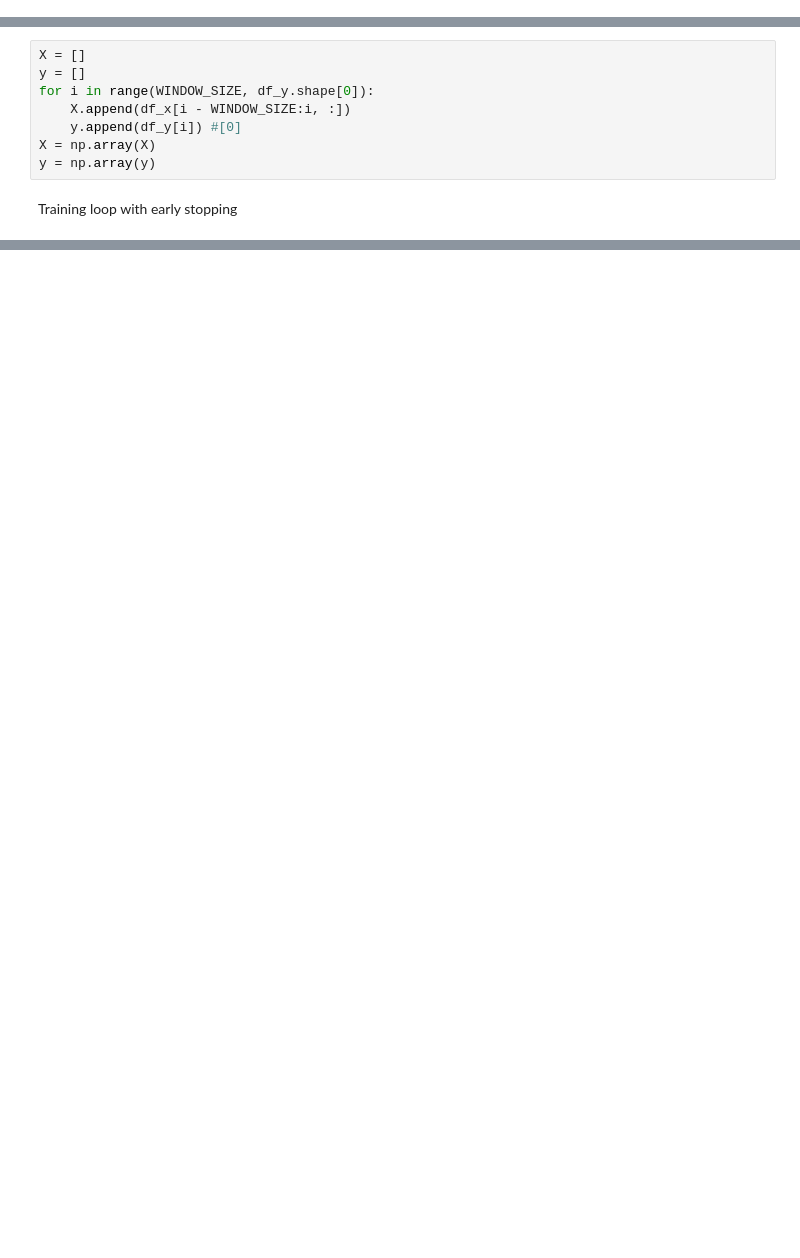
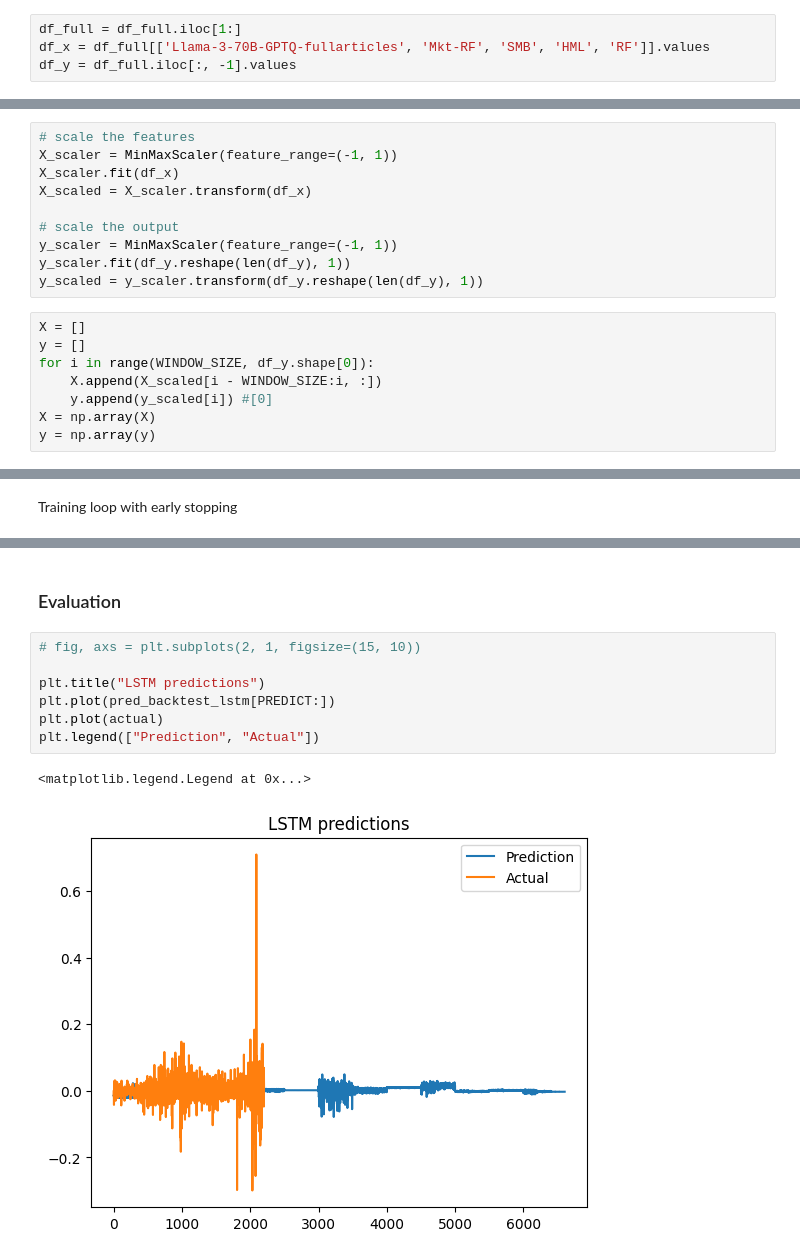
Before and after one commit to gregiberri/llm_financial_sentiment_analysis, a Jupyter notebook: notebooks/7_stock_prediction.ipynb, the cells around one changed output, grey strips where cells are left out. Cells and saved outputs as stored; diff of their text form; blank space fills up the shorter version.

Commit message:
Scale and evalution codes

```diff
--- a/notebooks/7_stock_prediction.ipynb
+++ b/notebooks/7_stock_prediction.ipynb
@@ -447,0 +460,4 @@ df_full.to_csv('../data/df_full.csv')
+# %%
+df_full = df_full.iloc[1:]
+df_x = df_full[['Llama-3-70B-GPTQ-fullarticles', 'Mkt-RF', 'SMB', 'HML', 'RF']].values
+df_y = df_full.iloc[:, -1].values
@@ -448,3 +468,21 @@ df_full.to_csv('../data/df_full.csv')
+# %%
+# scale the features
+X_scaler = MinMaxScaler(feature_range=(-1, 1))
+X_scaler.fit(df_x)
+X_scaled = X_scaler.transform(df_x)
+
+# scale the output
+y_scaler = MinMaxScaler(feature_range=(-1, 1))
+y_scaler.fit(df_y.reshape(len(df_y), 1))
+y_scaled = y_scaler.transform(df_y.reshape(len(df_y), 1))
+# %%
+X = []
+y = []
+for i in range(WINDOW_SIZE, df_y.shape[0]):
+    X.append(X_scaled[i - WINDOW_SIZE:i, :])
+    y.append(y_scaled[i]) #[0]
+X = np.array(X)
+y = np.array(y)
 # %% [markdown]
 #### Model
 # %%
@@ -501,11 +522,3 @@ df_y = df_full.iloc[:, -1].values
-# %%
-X = []
-y = []
-for i in range(WINDOW_SIZE, df_y.shape[0]):
-    X.append(df_x[i - WINDOW_SIZE:i, :])
-    y.append(df_y[i]) #[0]
-X = np.array(X)
-y = np.array(y)
 # %% [markdown]
 Training loop with early stopping
 # %%
@@ -672,0 +670,12 @@ ite  4.0  -- MSE - LSTM:  [array(3405.9744, dtype=float32), array(3403.5474, dty
+# %% [markdown]
+### Evaluation
+# %%
+# fig, axs = plt.subplots(2, 1, figsize=(15, 10))
+
+plt.title("LSTM predictions")
+plt.plot(pred_backtest_lstm[PREDICT:])
+plt.plot(actual)
+plt.legend(["Prediction", "Actual"])
+# %% [output]
+<matplotlib.legend.Legend at 0x...>
+[figure, added]
```
Also changed, not shown: parts of 19 cells of this notebook.
